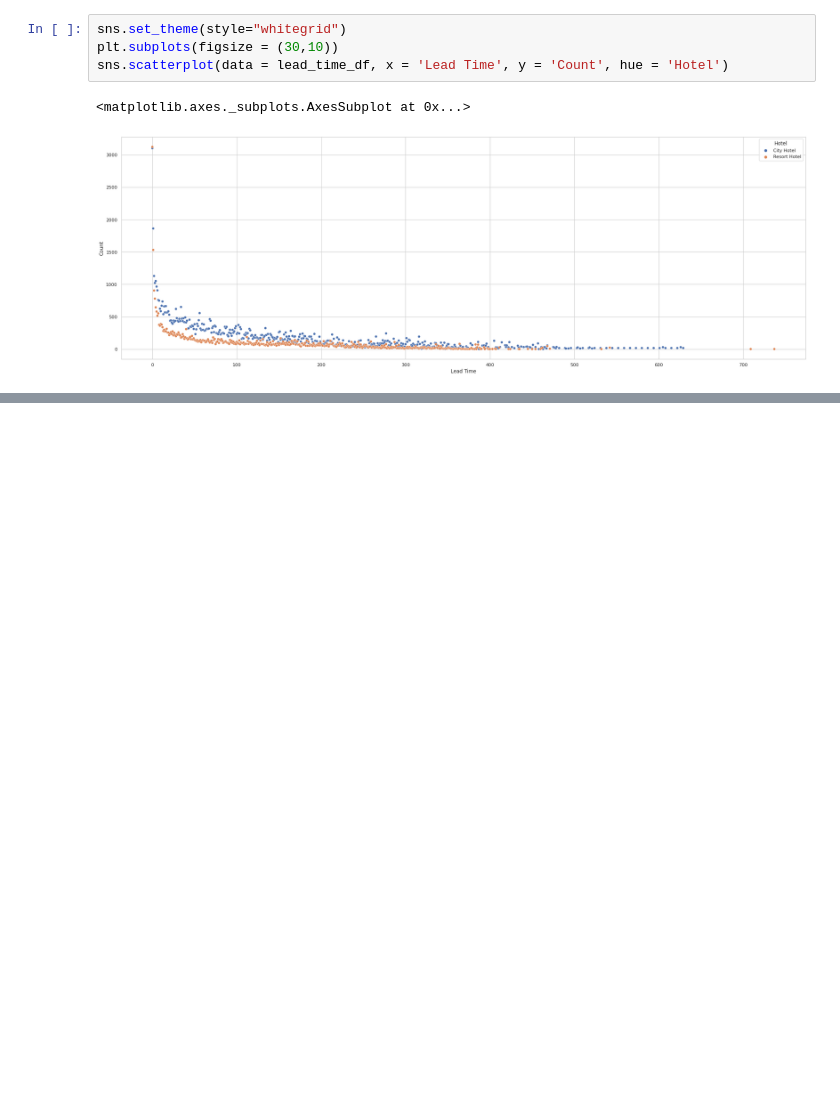
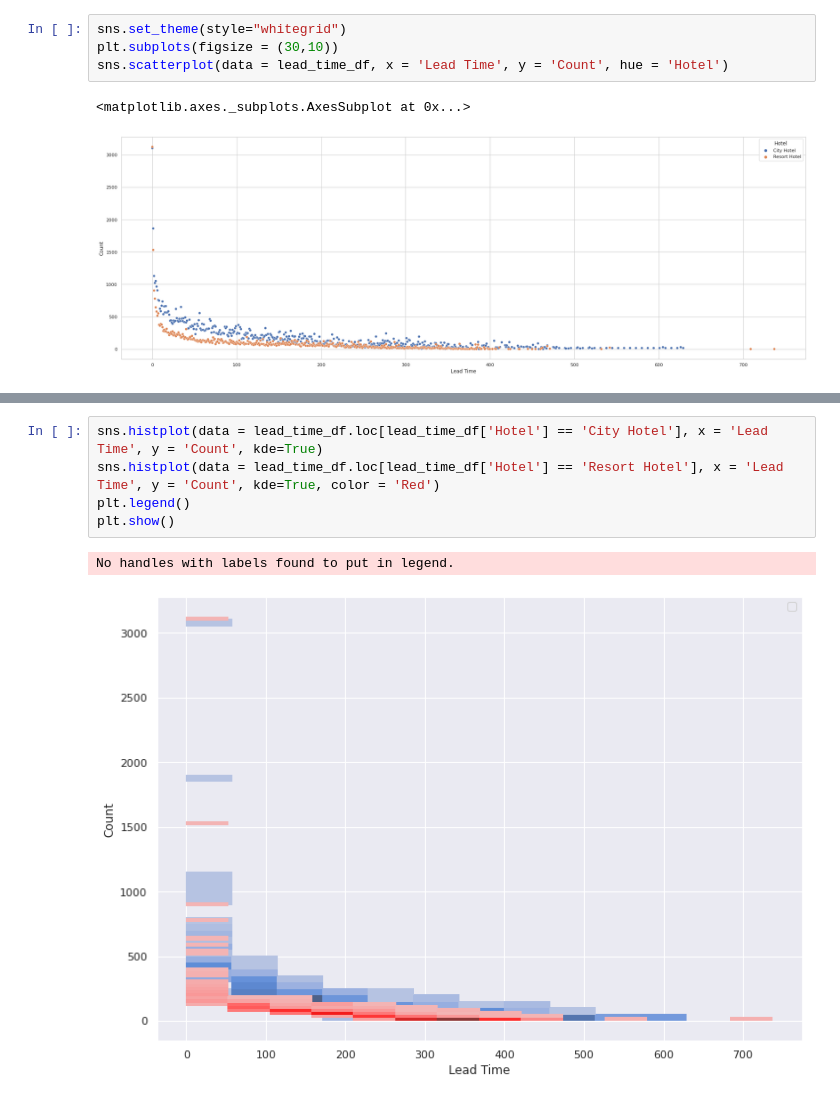
Before and after one commit to manm0han/hotel-booking-eda, a Jupyter notebook: Manmohan_Madhu_Hotel_Booking_Analysis_Capstone_Project.ipynb, the cells around one changed output, grey strips where cells are left out. Cells and saved outputs as stored; diff of their text form; blank space fills up the shorter version.

```diff
--- a/Manmohan_Madhu_Hotel_Booking_Analysis_Capstone_Project.ipynb
+++ b/Manmohan_Madhu_Hotel_Booking_Analysis_Capstone_Project.ipynb
@@ -470,0 +504,8 @@ sns.scatterplot(data = lead_time_df, x = 'Lead Time', y = 'Count', hue = 'Hotel'
+# %%
+sns.histplot(data = lead_time_df.loc[lead_time_df['Hotel'] == 'City Hotel'], x = 'Lead Time', y = 'Count', kde=True)
+sns.histplot(data = lead_time_df.loc[lead_time_df['Hotel'] == 'Resort Hotel'], x = 'Lead Time', y = 'Count', kde=True, color = 'Red')
+plt.legend()
+plt.show()
+# %% [output]
+No handles with labels found to put in legend.
+[figure, added]
```
Also changed, not shown: parts of 7 cells of this notebook.
